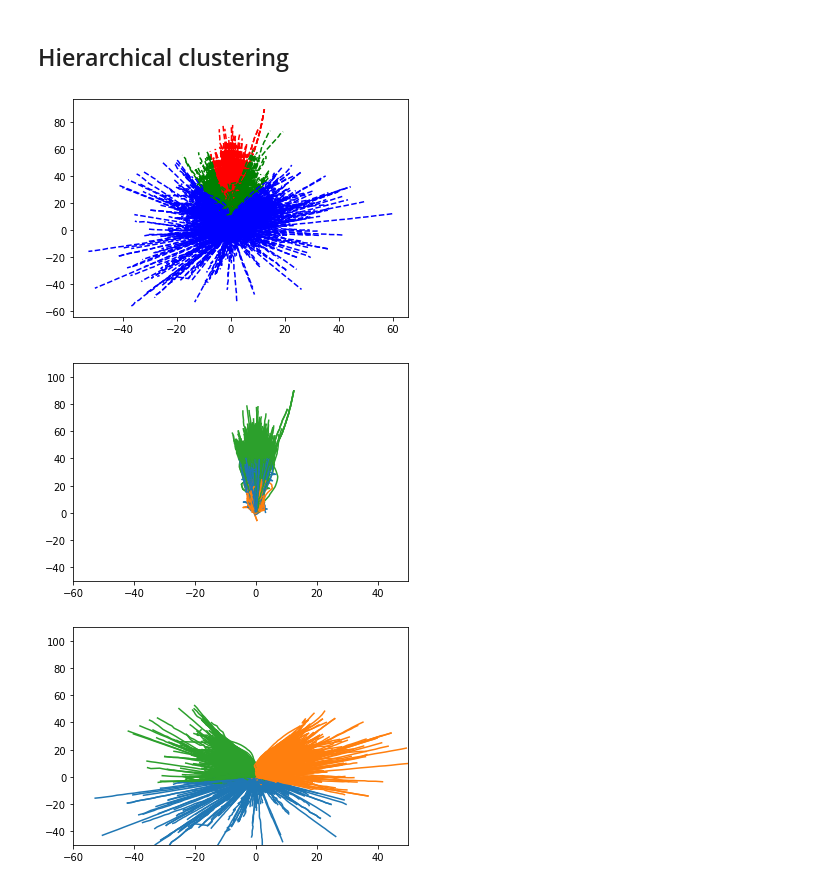
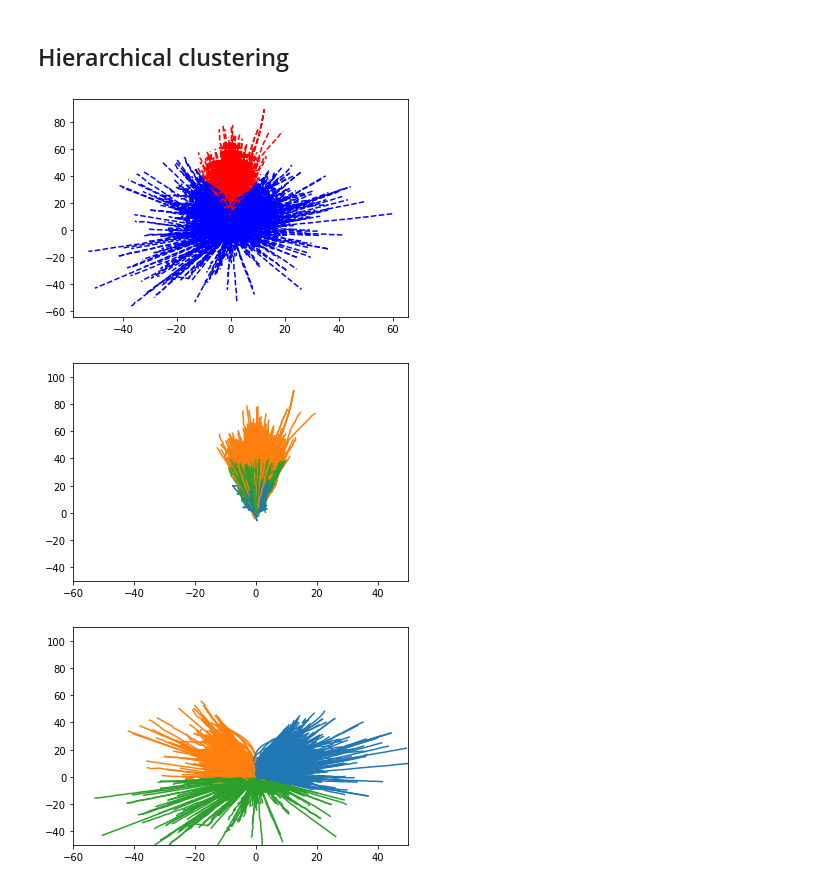
Before and after one commit to AutoVision-cloud/SSL-Lanes, a Jupyter notebook: maneuver/sample_and_cluster.ipynb, the cells around one changed output. Saved outputs shown, nothing was run; the diff lists cells and outputs as text; code cells hidden in the pictures.

```diff
--- a/maneuver/sample_and_cluster.ipynb
+++ b/maneuver/sample_and_cluster.ipynb
@@ -168,31 +173,25 @@ plot_cluster(traj_lst, cluster_lst)
 # %%
 deg = []
 for traj in traj_lst:
     deg.append(np.rad2deg(np.arctan2(traj[-1][-1], traj[-1][0])))
 deg = np.array(deg)
 
-idx_deg = np.where(abs(deg)<8)
-idx_nodeg = np.where((abs(deg)>8) & (abs(deg)<20))
-idx_turn = np.where((abs(deg)>20))
+idx_deg = np.where(abs(deg)<15)
+idx_turn = np.where((abs(deg)>15))
 
 for traj in traj_lst[idx_deg]:
     traj_p_x = traj[:, 1]
     traj_p_y = traj[:, 0]
     plt.plot(traj_p_x, traj_p_y, c='red', linestyle='dashed')
-
-for traj in traj_lst[idx_nodeg]:
-    traj_p_x = traj[:, 1]
-    traj_p_y = traj[:, 0]
-    plt.plot(traj_p_x, traj_p_y, c='green', linestyle='dashed')
 
 for traj in traj_lst[idx_turn]:
     traj_p_x = traj[:, 1]
     traj_p_y = traj[:, 0]
     plt.plot(traj_p_x, traj_p_y, c='blue', linestyle='dashed')
 
 plt.show()
 # %% [output]
-[figure, old version]
+[figure, new version]
 # %%
 from copkmeans.cop_kmeans import cop_kmeans
 
@@ -202,5 +201,5 @@ plot_cluster(traj_lst[idx_deg], cluster_lst1)
 cluster_lst2, centers2 = cop_kmeans(dataset=traj_lst[idx_turn][:, -1], k=3)
 plot_cluster(traj_lst[idx_turn], cluster_lst2)
 # %% [output]
-[figure, old version]
+[figure, new version]
-[figure, old version]
+[figure, new version]
```
Also changed, not shown: parts of 13 cells of this notebook.
